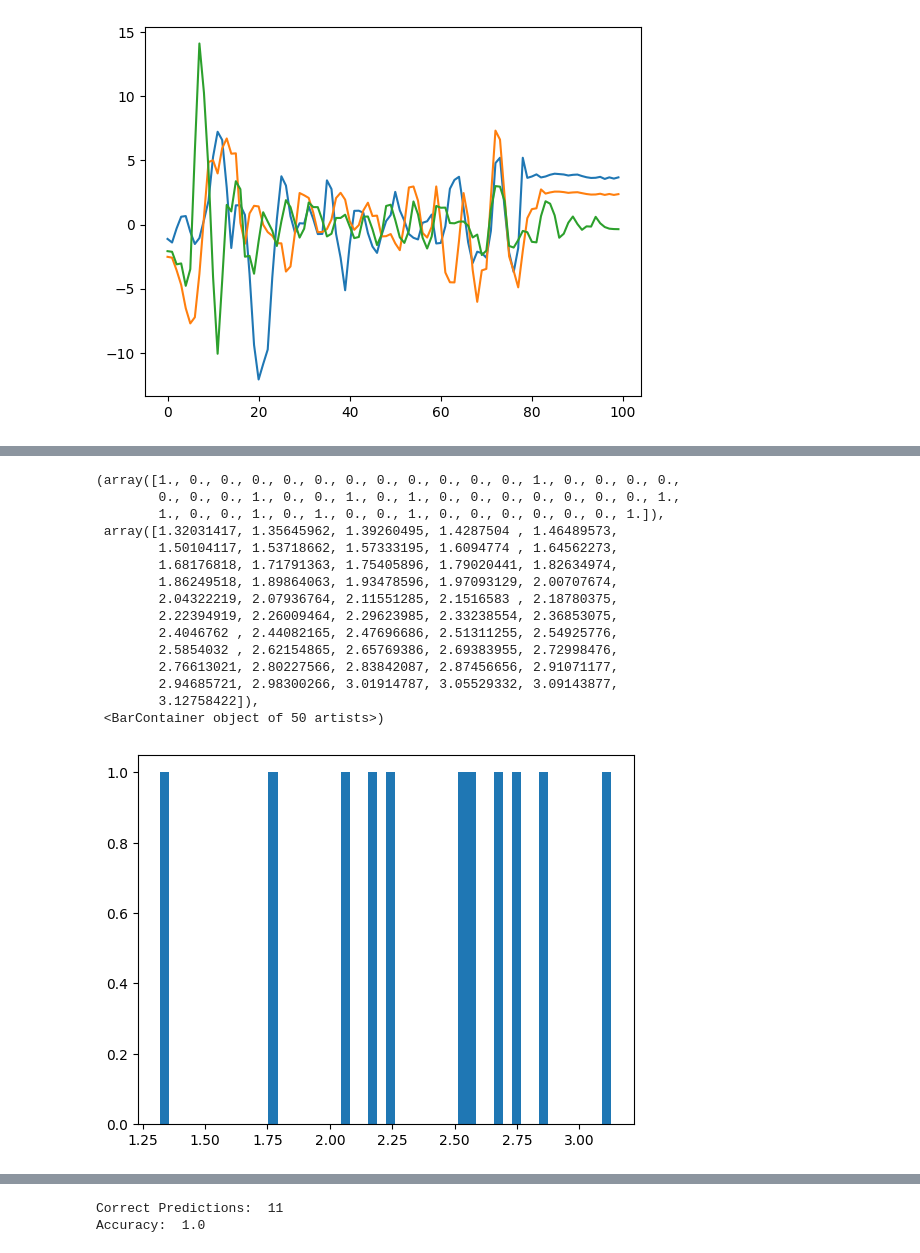
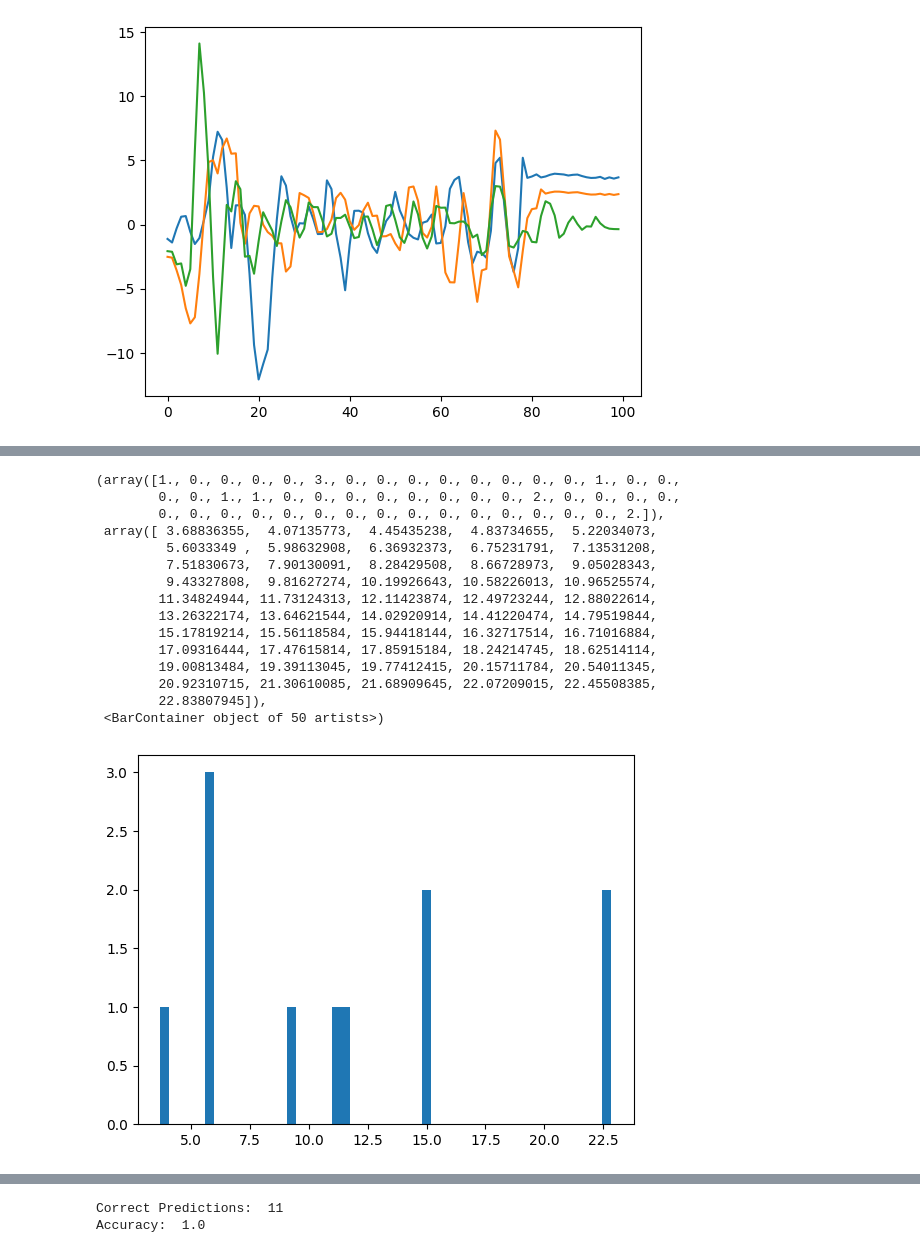
Before and after one commit to Ziyi-star/Bachelor-Project, a Jupyter notebook: notebooks/Handlebar/02-Autoencoder_Handlebar_16.ipynb, the cells around one changed output, grey strips where cells are left out. Drawn from its saved outputs; the diff is of its cells as text; code cells hidden in the pictures.

```diff
--- a/notebooks/Handlebar/02-Autoencoder_Handlebar_16.ipynb
+++ b/notebooks/Handlebar/02-Autoencoder_Handlebar_16.ipynb
@@ -104,14 +104,14 @@ class AutoEncoder(Model):
     def __init__(self):
         super(AutoEncoder, self).__init__()
         self.encoder = tf.keras.Sequential([
-            tf.keras.layers.Dense(64, activation='relu'),
-            tf.keras.layers.Dense(32, activation='relu'),
-            tf.keras.layers.Dense(16, activation='relu'),
+            tf.keras.layers.Dense(64, activation='tanh'),
+            tf.keras.layers.Dense(32, activation='tanh'),
+            tf.keras.layers.Dense(16, activation='tanh'),
         ])
         self.decoder = tf.keras.Sequential([
-            tf.keras.layers.Dense(32, activation='relu'),
-            tf.keras.layers.Dense(64, activation='relu'),
-            tf.keras.layers.Dense(100, activation='sigmoid')
+            tf.keras.layers.Dense(32, activation='tanh'),
+            tf.keras.layers.Dense(64, activation='tanh'),
+            tf.keras.layers.Dense(100, activation='tanh')
         ])
     def call(self, x):
         encoded = self.encoder(x)
@@ -123,7 +123,7 @@ class AutoEncoder(Model):
 model = AutoEncoder()
 #if in 2 Epochs, loss is not decreasing, stop the training
 early_stopping = tf.keras.callbacks.EarlyStopping(monitor='val_loss', patience=2, mode='min')
-model.compile(optimizer='adam', loss='mae')
+model.compile(optimizer='adam', loss='mse')
 # %%
 # seprate class as well for normal and abnormal data invalidation data
 history = model.fit(normal_train_data_scaled, normal_train_data_scaled,epochs=100, batch_size=128,
@@ -193,5 +202,5 @@ plt.hist(train_loss, bins=50)
 # %%
 reconstruction_abnormal = model.predict(abnormal_test_data_scaled)
-train_loss_abnormal = tf.keras.losses.mae(reconstruction_abnormal, abnormal_test_data_scaled)
+train_loss_abnormal = tf.keras.losses.mse(reconstruction_abnormal, abnormal_test_data_scaled)
 plt.hist(train_loss_abnormal, bins=50)
 # %% [output]
@@ -199,17 +208,17 @@ plt.hist(train_loss_abnormal, bins=50)
-(array([1., 0., 0., 0., 0., 0., 0., 0., 0., 0., 0., 0., 1., 0., 0., 0., 0.,
-        0., 0., 0., 1., 0., 0., 1., 0., 1., 0., 0., 0., 0., 0., 0., 0., 1.,
-        1., 0., 0., 1., 0., 1., 0., 0., 1., 0., 0., 0., 0., 0., 0., 1.]),
- array([1.32031417, 1.35645962, 1.39260495, 1.4287504 , 1.46489573,
-        1.50104117, 1.53718662, 1.57333195, 1.6094774 , 1.64562273,
-        1.68176818, 1.71791363, 1.75405896, 1.79020441, 1.82634974,
-        1.86249518, 1.89864063, 1.93478596, 1.97093129, 2.00707674,
-        2.04322219, 2.07936764, 2.11551285, 2.1516583 , 2.18780375,
-        2.22394919, 2.26009464, 2.29623985, 2.33238554, 2.36853075,
-        2.4046762 , 2.44082165, 2.47696686, 2.51311255, 2.54925776,
-        2.5854032 , 2.62154865, 2.65769386, 2.69383955, 2.72998476,
-        2.76613021, 2.80227566, 2.83842087, 2.87456656, 2.91071177,
-        2.94685721, 2.98300266, 3.01914787, 3.05529332, 3.09143877,
-        3.12758422]),
+(array([1., 0., 0., 0., 0., 3., 0., 0., 0., 0., 0., 0., 0., 0., 1., 0., 0.,
+        0., 0., 1., 1., 0., 0., 0., 0., 0., 0., 0., 0., 2., 0., 0., 0., 0.,
+        0., 0., 0., 0., 0., 0., 0., 0., 0., 0., 0., 0., 0., 0., 0., 2.]),
+ array([ 3.68836355,  4.07135773,  4.45435238,  4.83734655,  5.22034073,
+         5.6033349 ,  5.98632908,  6.36932373,  6.75231791,  7.13531208,
+         7.51830673,  7.90130091,  8.28429508,  8.66728973,  9.05028343,
+         9.43327808,  9.81627274, 10.19926643, 10.58226013, 10.96525574,
+        11.34824944, 11.73124313, 12.11423874, 12.49723244, 12.88022614,
+        13.26322174, 13.64621544, 14.02920914, 14.41220474, 14.79519844,
+        15.17819214, 15.56118584, 15.94418144, 16.32717514, 16.71016884,
+        17.09316444, 17.47615814, 17.85915184, 18.24214745, 18.62514114,
+        19.00813484, 19.39113045, 19.77412415, 20.15711784, 20.54011345,
+        20.92310715, 21.30610085, 21.68909645, 22.07209015, 22.45508385,
+        22.83807945]),
  <BarContainer object of 50 artists>)
-[figure, old version]
+[figure, new version]
 # %%
```
Also changed, not shown: parts of 10 cells of this notebook, 4 other files.
